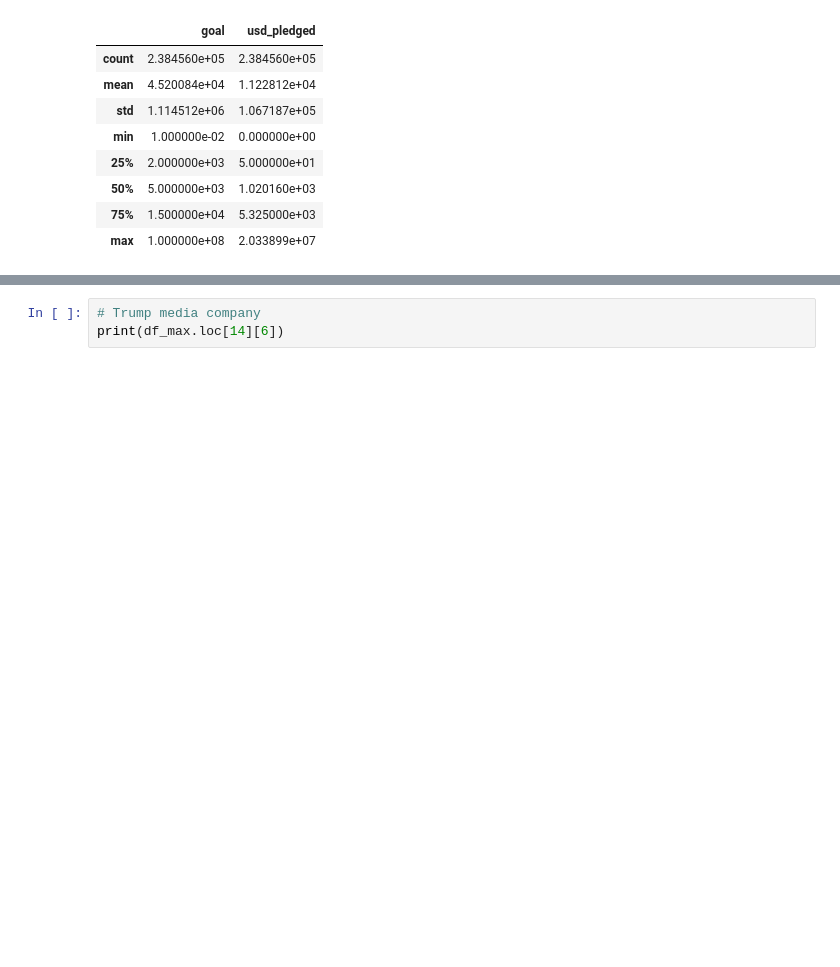
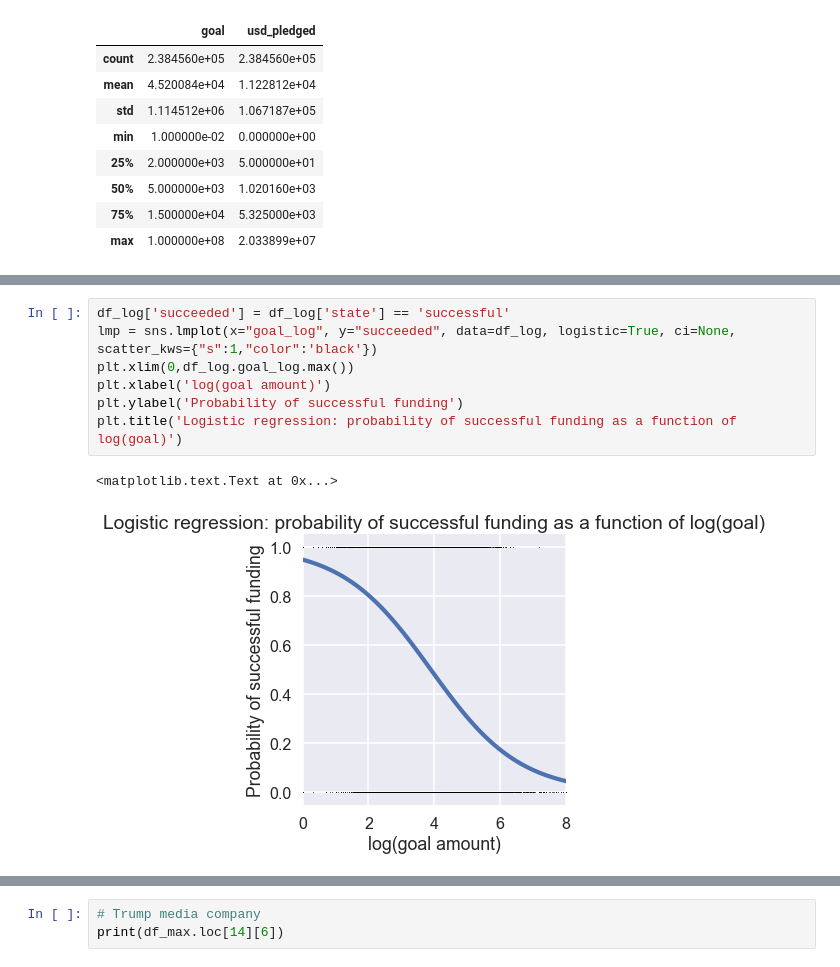
Before and after one commit to vlcekl/ds-crowdfunding, a Jupyter notebook: notebooks/st_kickstart.ipynb, the cells around one changed output, grey strips where cells are left out. Drawn from its saved outputs; the diff is of its cells as text; blank space fills up the shorter version.

```diff
--- a/notebooks/st_kickstart.ipynb
+++ b/notebooks/st_kickstart.ipynb
@@ -72,0 +179,10 @@ df[['goal', 'usd_pledged']].describe()
+# %%
+df_log['succeeded'] = df_log['state'] == 'successful'
+lmp = sns.lmplot(x="goal_log", y="succeeded", data=df_log, logistic=True, ci=None, scatter_kws={"s":1,"color":'black'})
+plt.xlim(0,df_log.goal_log.max())
+plt.xlabel('log(goal amount)')
+plt.ylabel('Probability of successful funding')
+plt.title('Logistic regression: probability of successful funding as a function of log(goal)')
+# %% [output]
+<matplotlib.text.Text at 0x...>
+[figure, added]
```
Also changed, not shown: parts of 71 cells of this notebook.
